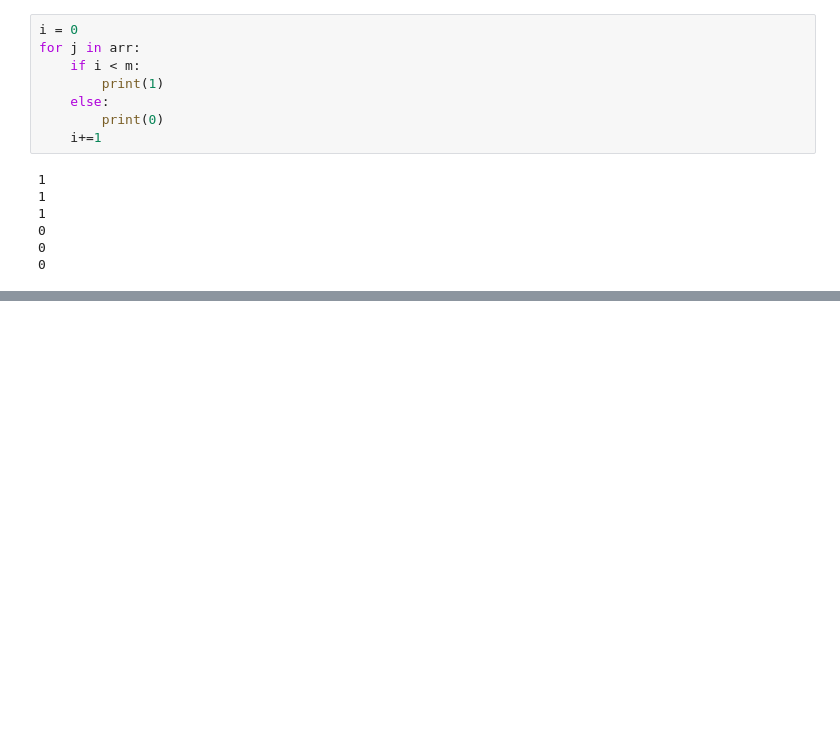
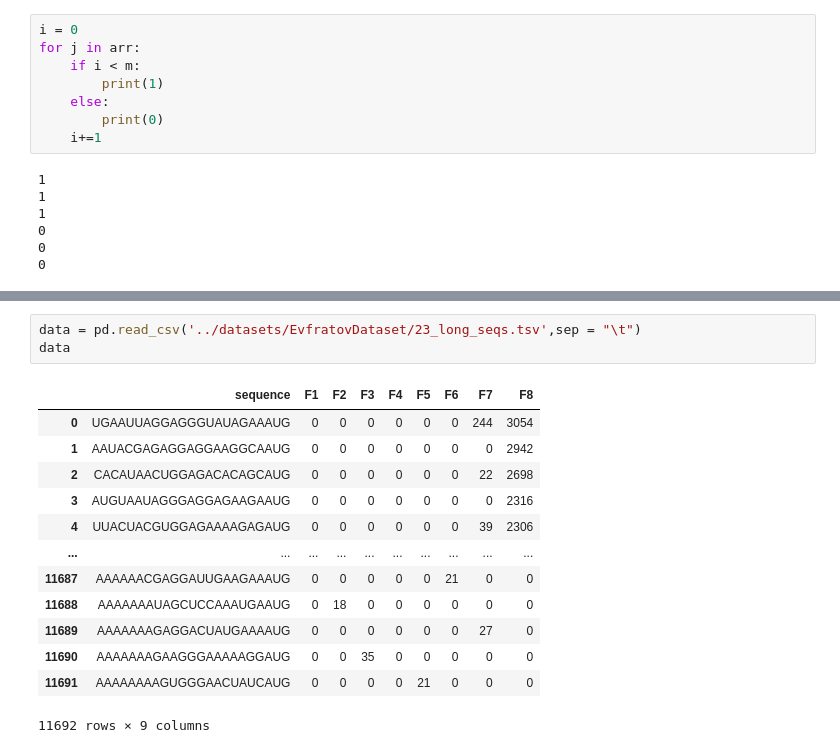
Before and after one commit to autosome-imtf/MPRA-MNIST, a Jupyter notebook: examples/Launching.ipynb, the cells around one changed output, grey strips where cells are left out. Cells and saved outputs as stored; diff of their text form; blank space fills up the shorter version.

```diff
--- a/examples/Launching.ipynb
+++ b/examples/Launching.ipynb
@@ -194,0 +244,17 @@ for j in arr:
+# %%
+data = pd.read_csv('../datasets/EvfratovDataset/23_long_seqs.tsv',sep = "\t")
+data
+# %% [output]
+|  | sequence | F1 | F2 | F3 | F4 | F5 | F6 | F7 | F8 |
+| 0 | UGAAUUAGGAGGGUAUAGAAAUG | 0 | 0 | 0 | 0 | 0 | 0 | 244 | 3054 |
+| 1 | AAUACGAGAGGAGGAAGGCAAUG | 0 | 0 | 0 | 0 | 0 | 0 | 0 | 2942 |
+| 2 | CACAUAACUGGAGACACAGCAUG | 0 | 0 | 0 | 0 | 0 | 0 | 22 | 2698 |
+| 3 | AUGUAAUAGGGAGGAGAAGAAUG | 0 | 0 | 0 | 0 | 0 | 0 | 0 | 2316 |
+| 4 | UUACUACGUGGAGAAAAGAGAUG | 0 | 0 | 0 | 0 | 0 | 0 | 39 | 2306 |
+| ... | ... | ... | ... | ... | ... | ... | ... | ... | ... |
+| 11687 | AAAAAACGAGGAUUGAAGAAAUG | 0 | 0 | 0 | 0 | 0 | 21 | 0 | 0 |
+| 11688 | AAAAAAAUAGCUCCAAAUGAAUG | 0 | 18 | 0 | 0 | 0 | 0 | 0 | 0 |
+| 11689 | AAAAAAAGAGGACUAUGAAAAUG | 0 | 0 | 0 | 0 | 0 | 0 | 27 | 0 |
+| 11690 | AAAAAAAGAAGGGAAAAAGGAUG | 0 | 0 | 35 | 0 | 0 | 0 | 0 | 0 |
+| 11691 | AAAAAAAAGUGGGAACUAUCAUG | 0 | 0 | 0 | 0 | 21 | 0 | 0 | 0 |
+11692 rows × 9 columns
```
Also changed, not shown: parts of 19 cells of this notebook, 26 other files.
